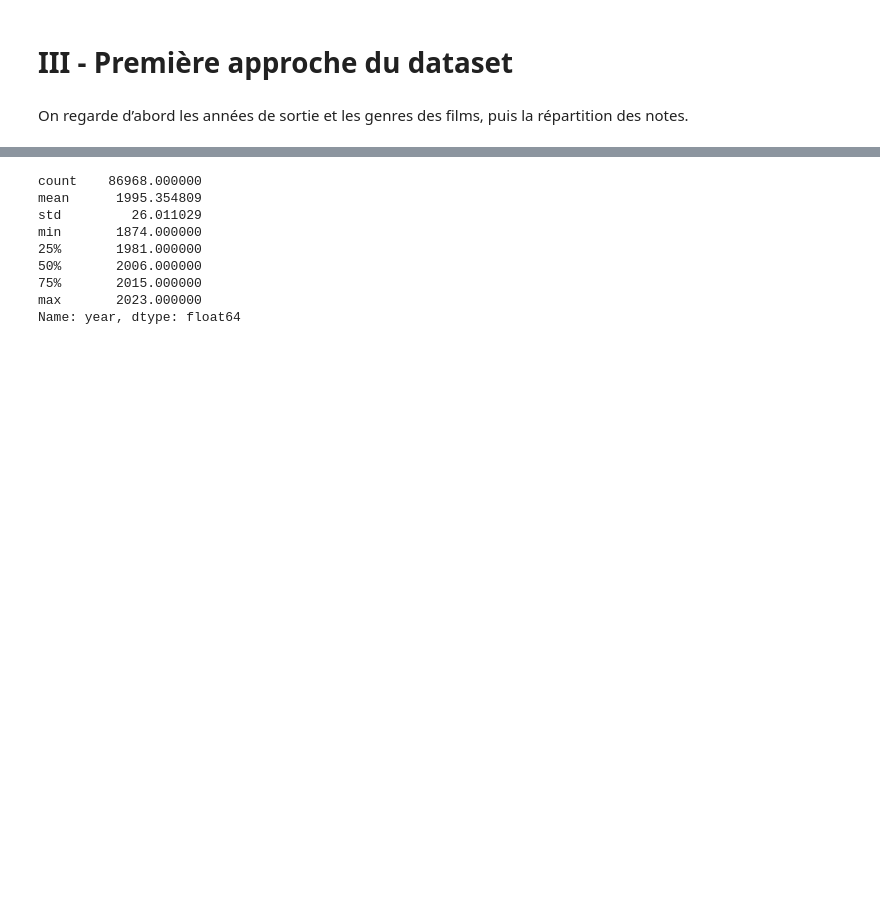
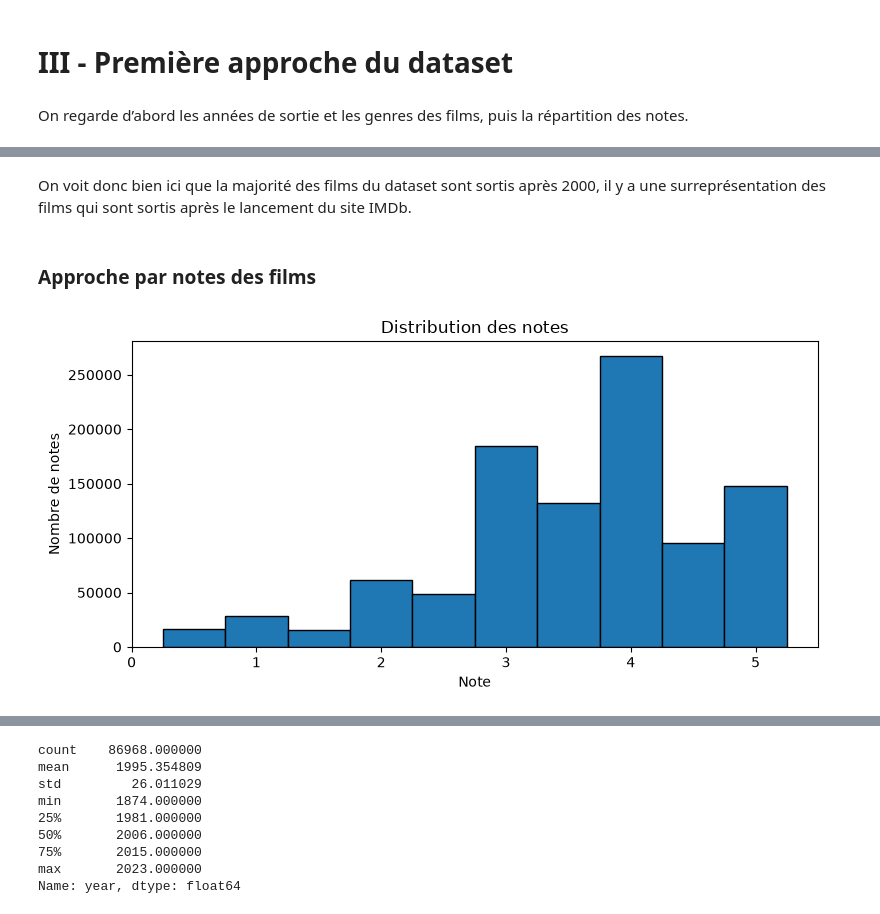
Before and after one commit to gcourtadon/ensae_pythondatascience_films, a Jupyter notebook: extraire_movielens.ipynb, the cells around one changed output, grey strips where cells are left out. Drawn from its saved outputs; the diff is of its cells as text; code cells hidden in the pictures; blank space fills up the shorter version.

Commit message:
Travail sur 1e approche descriptive, partie 1

```diff
--- a/extraire_movielens.ipynb
+++ b/extraire_movielens.ipynb
@@ -208,0 +276,15 @@ On regarde d’abord les années de sortie et les genres des films, puis la rép
+# %% [markdown]
+On voit donc bien ici que la majorité des films du dataset sont sortis après 2000, il y a une surreprésentation des films qui sont sortis après le lancement du site IMDb.
+# %% [markdown]
+### Approche par notes des films
+# %%
+# Histogramme de toutes les notes
+fig, ax = plt.subplots(figsize=(8, 4))
+ratings_movies["rating"].plot(kind="hist", bins=[0.25 + 0.5 * i for i in range(11)], ax=ax, edgecolor="black")
+ax.set_title("Distribution des notes")
+ax.set_xlabel("Note")
+ax.set_ylabel("Nombre de notes")
+plt.tight_layout()
+plt.show()
+# %% [output]
+[figure, added]
```
Also changed, not shown: parts of 16 cells of this notebook, 1 other file.
